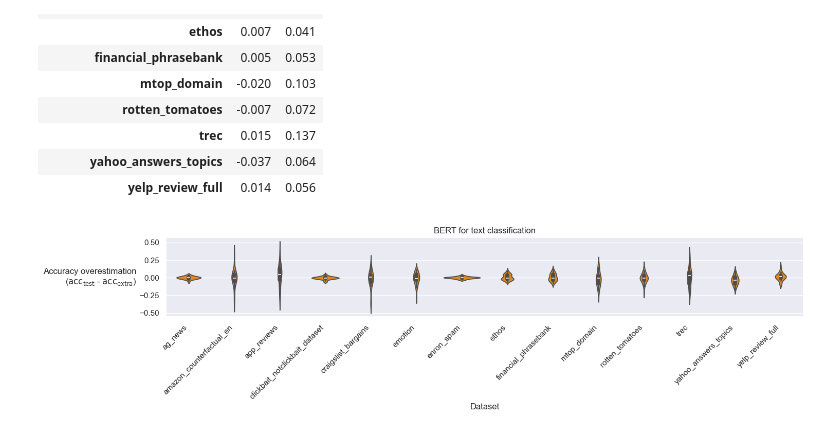
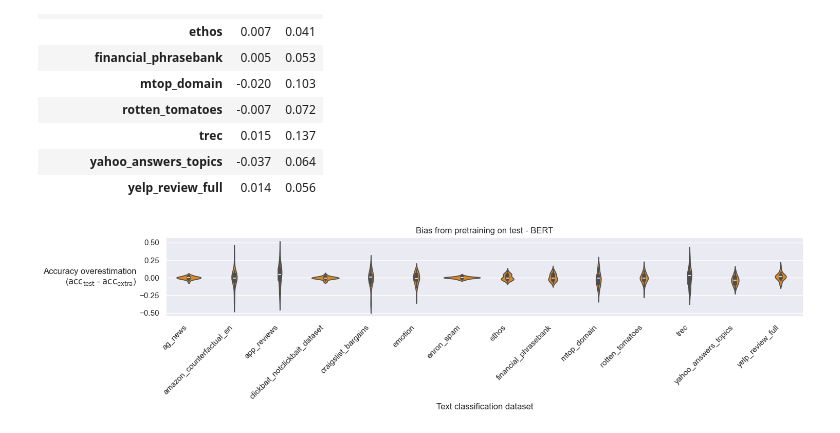
Before and after one commit to kddubey/blog, a Jupyter notebook: train_on_test_features/bert/analysis.ipynb, the cells around one changed output. Saved outputs shown, nothing was run; the diff lists cells and outputs as text; code cells hidden in the pictures.

```diff
--- a/train_on_test_features/bert/analysis.ipynb
+++ b/train_on_test_features/bert/analysis.ipynb
@@ -218,20 +252,20 @@ plt.show()
 # %%
 fig, axes = plt.subplots(figsize=(16, 2))
 axes: plt.Axes
 sns.violinplot(data=accuracy_df, x="dataset", y="diff", ax=axes, color="darkorange")
-axes.set_title("BERT for text classification")
+axes.set_title("Bias from pretraining on test - BERT")
 
 axes.yaxis.grid(True)
-axes.set_xlabel("Dataset")
+axes.set_xlabel("Text classification dataset")
 axes.set_ylabel(
     "Accuracy overestimation\n"
     "($\\text{acc}_\\text{test}$ - $\\text{acc}_\\text{extra}$)",
     rotation="horizontal",
     ha="right",
     va="center",
 )
 plt.xticks(rotation=45, ha="right")
 
 plt.show()
 # %% [output]
-[figure, old version]
+[figure, new version]
```
Also changed, not shown: parts of 20 cells of this notebook, 1 other file.
